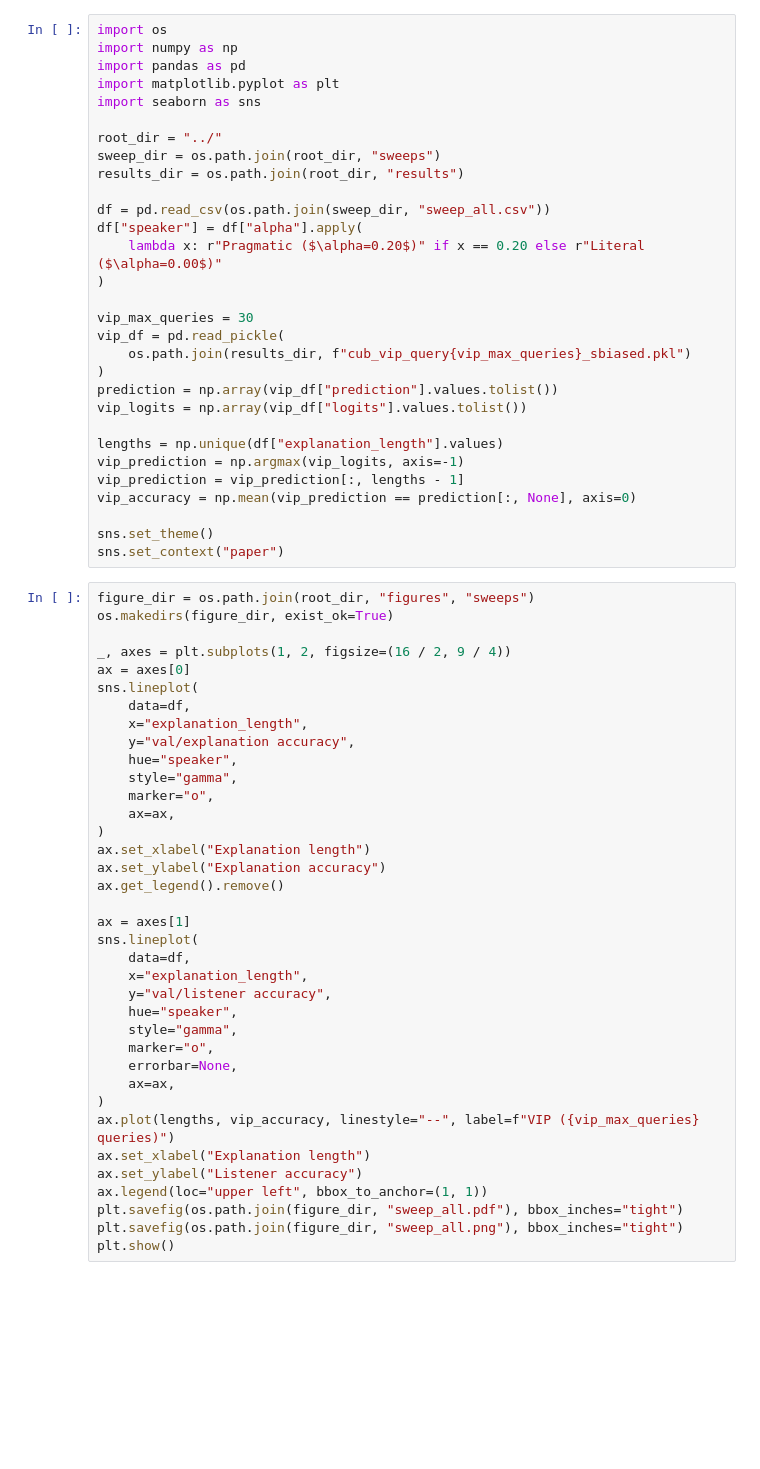
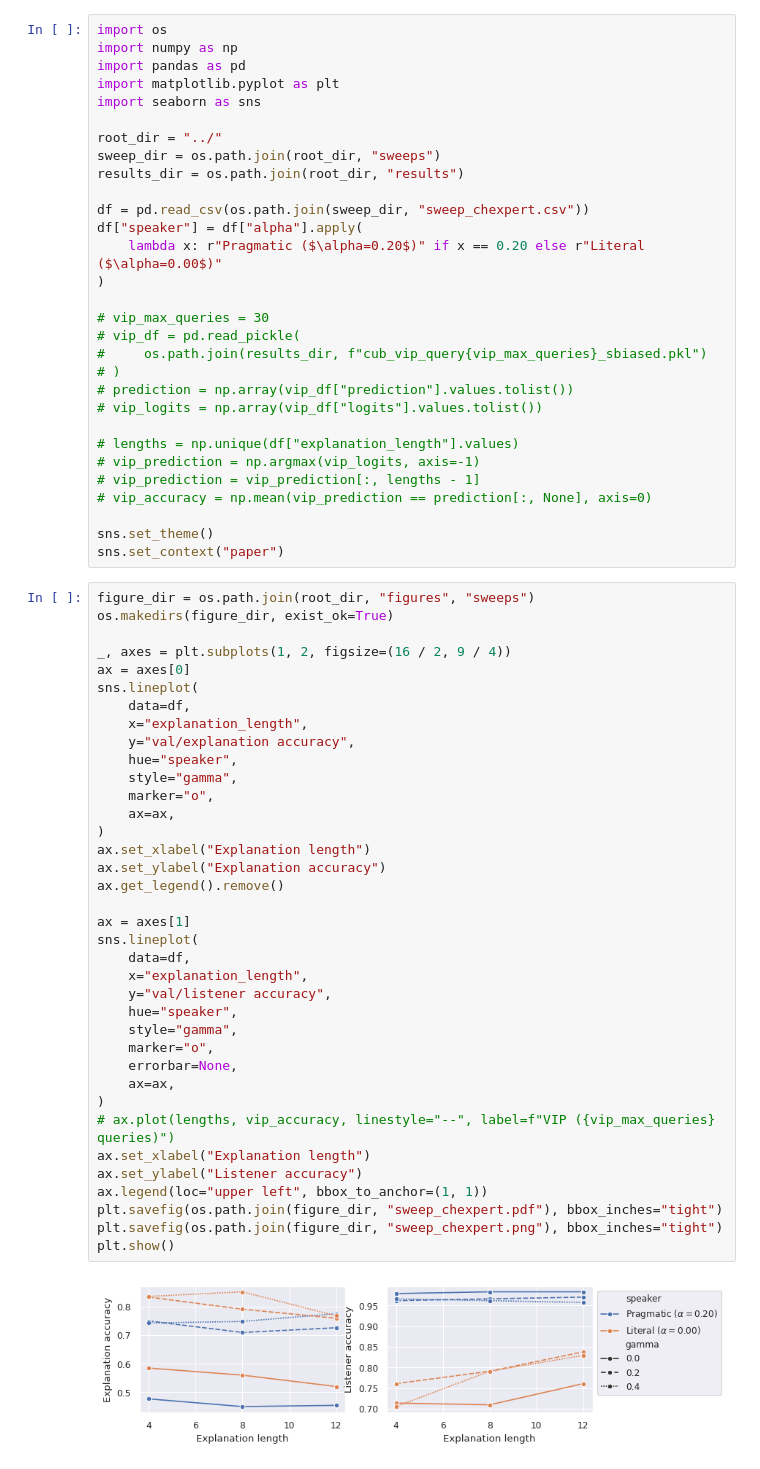
Before and after one commit to Sulam-Group/pragmatixs, a Jupyter notebook: notebooks/viz_sweep.ipynb, the cells around one changed output. Drawn from its saved outputs; the diff is of its cells as text; blank space fills up the shorter version.

```diff
--- a/notebooks/viz_sweep.ipynb
+++ b/notebooks/viz_sweep.ipynb
@@ -9,22 +9,22 @@ root_dir = "../"
 sweep_dir = os.path.join(root_dir, "sweeps")
 results_dir = os.path.join(root_dir, "results")
 
-df = pd.read_csv(os.path.join(sweep_dir, "sweep_all.csv"))
+df = pd.read_csv(os.path.join(sweep_dir, "sweep_chexpert.csv"))
 df["speaker"] = df["alpha"].apply(
     lambda x: r"Pragmatic ($\alpha=0.20$)" if x == 0.20 else r"Literal ($\alpha=0.00$)"
 )
 
-vip_max_queries = 30
-vip_df = pd.read_pickle(
-    os.path.join(results_dir, f"cub_vip_query{vip_max_queries}_sbiased.pkl")
-)
-prediction = np.array(vip_df["prediction"].values.tolist())
-vip_logits = np.array(vip_df["logits"].values.tolist())
+# vip_max_queries = 30
+# vip_df = pd.read_pickle(
+#     os.path.join(results_dir, f"cub_vip_query{vip_max_queries}_sbiased.pkl")
+# )
+# prediction = np.array(vip_df["prediction"].values.tolist())
+# vip_logits = np.array(vip_df["logits"].values.tolist())
 
-lengths = np.unique(df["explanation_length"].values)
-vip_prediction = np.argmax(vip_logits, axis=-1)
-vip_prediction = vip_prediction[:, lengths - 1]
-vip_accuracy = np.mean(vip_prediction == prediction[:, None], axis=0)
+# lengths = np.unique(df["explanation_length"].values)
+# vip_prediction = np.argmax(vip_logits, axis=-1)
+# vip_prediction = vip_prediction[:, lengths - 1]
+# vip_accuracy = np.mean(vip_prediction == prediction[:, None], axis=0)
 
 sns.set_theme()
 sns.set_context("paper")
@@ -35,33 +35,35 @@ os.makedirs(figure_dir, exist_ok=True)
 _, axes = plt.subplots(1, 2, figsize=(16 / 2, 9 / 4))
 ax = axes[0]
 sns.lineplot(
     data=df,
     x="explanation_length",
     y="val/explanation accuracy",
     hue="speaker",
     style="gamma",
     marker="o",
     ax=ax,
 )
 ax.set_xlabel("Explanation length")
 ax.set_ylabel("Explanation accuracy")
 ax.get_legend().remove()
 
 ax = axes[1]
 sns.lineplot(
     data=df,
     x="explanation_length",
     y="val/listener accuracy",
     hue="speaker",
     style="gamma",
     marker="o",
     errorbar=None,
     ax=ax,
 )
-ax.plot(lengths, vip_accuracy, linestyle="--", label=f"VIP ({vip_max_queries} queries)")
+# ax.plot(lengths, vip_accuracy, linestyle="--", label=f"VIP ({vip_max_queries} queries)")
 ax.set_xlabel("Explanation length")
 ax.set_ylabel("Listener accuracy")
 ax.legend(loc="upper left", bbox_to_anchor=(1, 1))
-plt.savefig(os.path.join(figure_dir, "sweep_all.pdf"), bbox_inches="tight")
-plt.savefig(os.path.join(figure_dir, "sweep_all.png"), bbox_inches="tight")
+plt.savefig(os.path.join(figure_dir, "sweep_chexpert.pdf"), bbox_inches="tight")
+plt.savefig(os.path.join(figure_dir, "sweep_chexpert.png"), bbox_inches="tight")
 plt.show()
+# %% [output]
+[figure, added]
```
Also changed, not shown: 1 other file.
